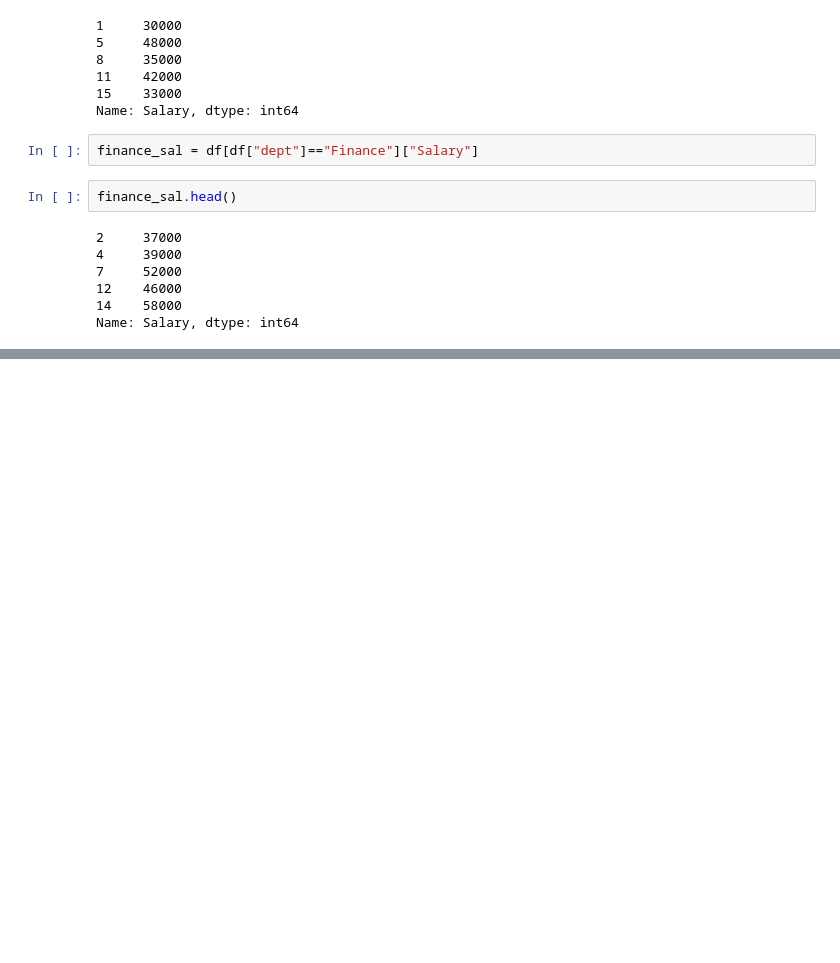
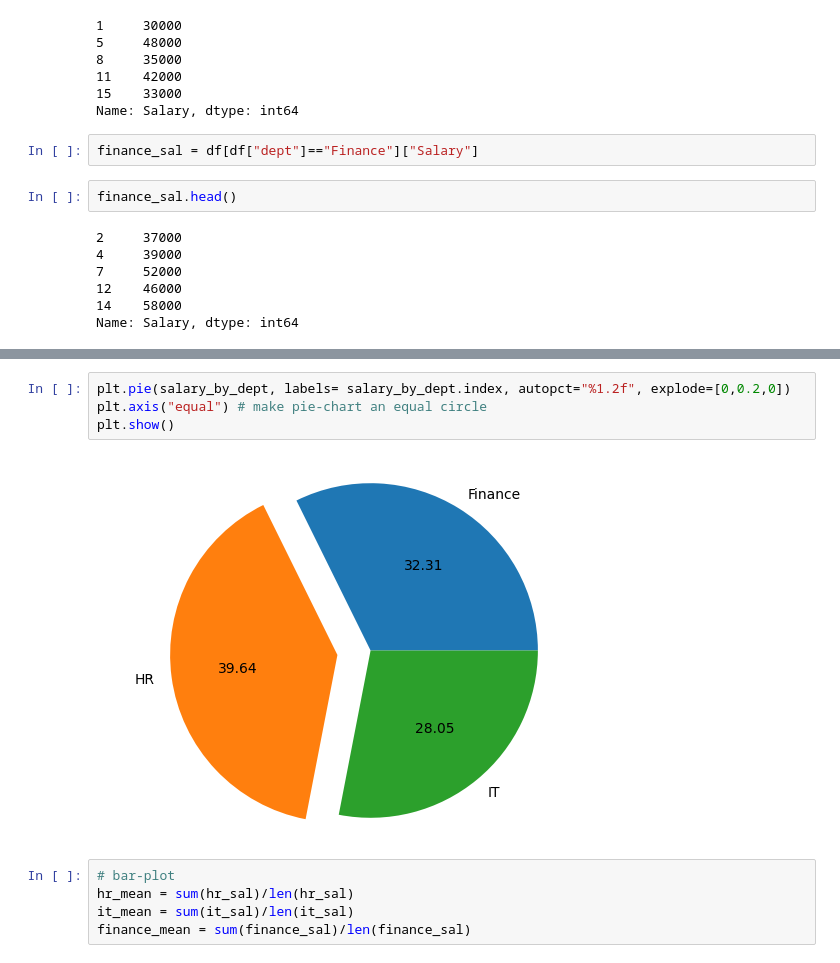
Before and after one commit to BADARRASHEED/Matplotlib, a Jupyter notebook: Matplotlib.ipynb, the cells around one changed output, grey strips where cells are left out. Cells and saved outputs as stored; diff of their text form; blank space fills up the shorter version.

```diff
--- a/Matplotlib.ipynb
+++ b/Matplotlib.ipynb
@@ -208,0 +227,11 @@ Name: Salary, dtype: int64
+# %%
+plt.pie(salary_by_dept, labels= salary_by_dept.index, autopct="%1.2f", explode=[0,0.2,0])
+plt.axis("equal") # make pie-chart an equal circle
+plt.show()
+# %% [output]
+[figure, added]
+# %%
+# bar-plot
+hr_mean = sum(hr_sal)/len(hr_sal)
+it_mean = sum(it_sal)/len(it_sal)
+finance_mean = sum(finance_sal)/len(finance_sal)
```
Also changed, not shown: parts of 3 cells of this notebook.
